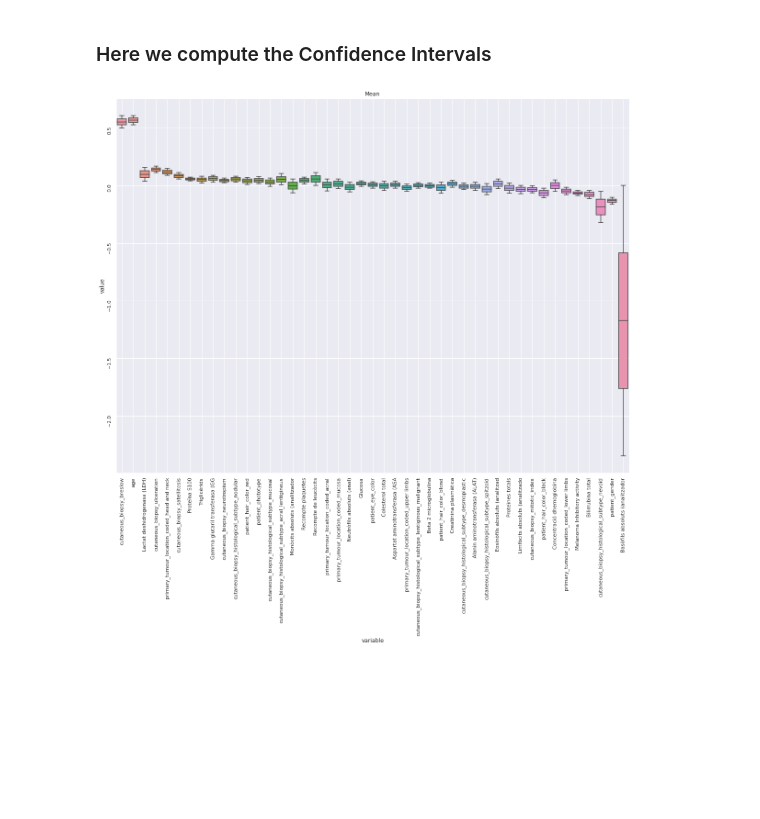
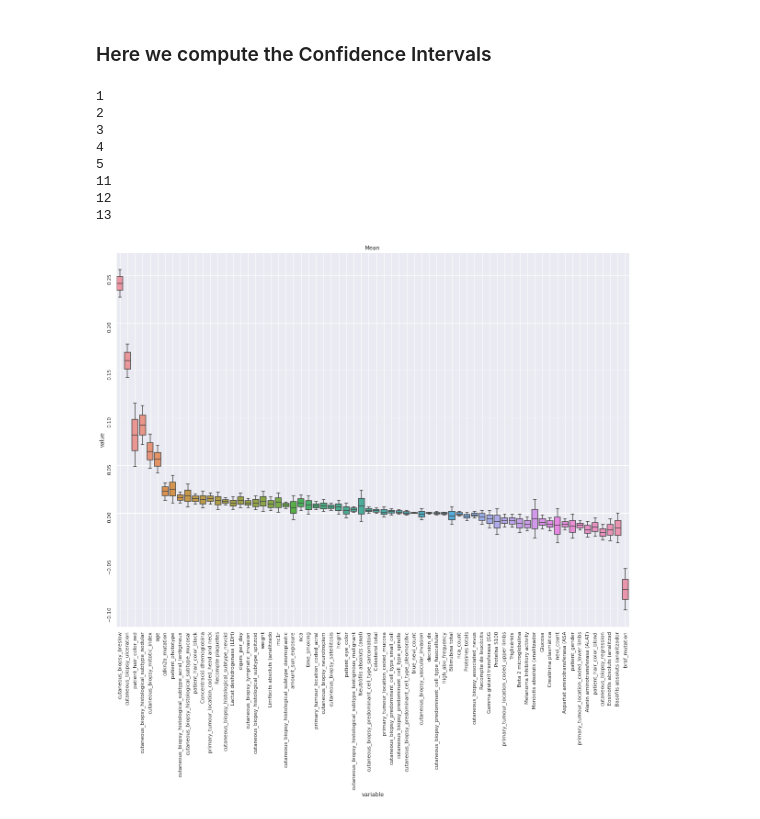
Before and after one commit to imatge-upc/SurvLIME-experiments, a Jupyter notebook: notebooks/verify_xxmm.ipynb, the cells around one changed output. Saved outputs shown, nothing was run; the diff lists cells and outputs as text; code cells hidden in the pictures; blank space fills up the shorter version.

Commit message:
Add prettier plots

```diff
--- a/notebooks/verify_xxmm.ipynb
+++ b/notebooks/verify_xxmm.ipynb
@@ -207,8 +201,8 @@ def create_target(row):
         return -row['duration']
     return row['duration']
 np.random.seed(123456)
-keep_cols = clinical_columns +lab_columns
-settings_file.keep_cols = {'cols' : keep_cols}
+#keep_cols = clinical_columns +lab_columns
+#settings_file.keep_cols = {'cols' : keep_cols}
 
 pipe = sklearn.pipeline.Pipeline(steps=[
     ('TransformToNumeric', TransformToNumeric(**settings_file.transform_to_numeric)),
@@ -225,13 +219,13 @@ pipe = sklearn.pipeline.Pipeline(steps=[
     ('OrdinalEncoder', OrdinalEncoder(**settings_file.ordinal_encoder)),
     ('ComputeAJCC', ComputeAJCC(**settings_file.compute_ajcc)),
     ('tr5', ExponentialTransformer(**settings_file.exponential_transformer)),
+    ('KeepColumns', KeepColumns(**settings_file.keep_cols)),
     ('RenameLabValues', RenameLabValues(**settings_file.rename_lab_values)),
-
-    ('KeepColumns', KeepColumns(**settings_file.keep_cols)),
     ('CustomImputer', CustomImputer(strategy='mean')),
     ('CustomScaler', CustomScaler()),
-   ('CPH', CoxPHSurvivalAnalysis())
- #   ('xgb', RandomSurvivalForest(random_state=42))
+  #  ('EMImputer', ExpectationMaximizationImputer()),
+#  ('CPH', CoxPHSurvivalAnalysis())
+    ('xgb', RandomSurvivalForest(random_state=42))
 #       ('clf', xgb.XGBRegressor(**config_defaults))
     ])
 
@@ -242,8 +236,9 @@ X_val, X_test, y_val, y_test = train_test_split(X_test.copy(), np.zeros(len(X_te
                                                 random_state=0)
 
 y_train_list = get_target(X_train)
-
 y_train_list = Surv.from_dataframe(*y_train_list.columns, y_train_list)
+y_test_list = get_target(X_test)
+y_test_list = Surv.from_dataframe(*y_test_list.columns, y_test_list)
 
 fitted_pipe = pipe.fit(X_train.copy(), y_train_list.copy())
 
@@ -252,10 +256,9 @@ X_train_t = fitted_pipe[:-1].transform(X_train)
 # %%
-from sklearn.metrics.pairwise import euclidean_distances
 model = CoxPHSurvivalAnalysis(alpha=0.0001)
 #model = RandomSurvivalForest()
 model.fit(X_train_t, y_train_list)
 coef = model.coef_
-compt_weights = pd.read_csv(f'/home/carlos.hernandez/PhD/survlime-paper/survLime/computed_weights_csv/exp4/rsf_xxmm_surv_weights.csv')
+compt_weights = pd.read_csv(f'/home/carlos.hernandez/PhD/survlime-paper/survLime/computed_weights_csv/exp4/ss/rsf_xxmm_surv_ss_weights_rand_seed_0.csv')
 model = fitted_pipe[-1]
 dist = euclidean_distances(compt_weights, coef.reshape(1,-1))
 closest = list(dist).index(min(dist))
@@ -273,49 +276,65 @@ compare_survival_times(model, compt_weights.mean(), X_train_t, y_train_list, X_t
 # %%
 from tqdm import tqdm
 
 mean_dfs, max_dfs, min_dfs = [], [], []
-w_path = '/home/carlos.hernandez/PhD/survlime-paper/survLime/computed_weights_csv/exp4/'
-coefficients = coef
+w_path = '/home/carlos.hernandez/PhD/survlime-paper/survLime/computed_weights_csv/exp4/ss/'
+model = CoxPHSurvivalAnalysis(alpha=0.0001)
+#model = RandomSurvivalForest()
+model.fit(X_train_t, y_train_list)
+coefficients = model.coef_
+model = fitted_pipe[-1]
 
 if isinstance(model, CoxPHSurvivalAnalysis):
     model_type='cox'
 else:
     model_type='rsf'
-for i in tqdm(range(100)):
-    compt_weights = pd.read_csv(w_path+f'{model_type}_xxmm_surv_weights_rand_seed_{i}.csv')
+f = 0
+for i in tqdm(range(18)):
+    compt_weights = pd.read_csv(w_path+f'{model_type}_xxmm_surv_ss_weights_rand_seed_{i}.csv')
     compt_weights = compt_weights.dropna(axis=0)
+    try:
+        dist = euclidean_distances(compt_weights, np.array(coefficients).reshape(1,-1))
+        closest = list(dist).index(min(dist))
+        furthest = list(dist).index(max(dist))
 
-    dist = euclidean_distances(compt_weights, np.array(coefficients).reshape(1,-1))
-    closest = list(dist).index(min(dist))
-    furthest = list(dist).index(max(dist))
+        mean_dfs.append(compt_weights.mean())
+        max_dfs.append(compt_weights.iloc[furthest])
+        min_dfs.append(compt_weights.iloc[closest])
 
-    mean_dfs.append(compt_weights.mean())
-    max_dfs.append(compt_weights.iloc[furthest])
-    min_dfs.append(compt_weights.iloc[closest])
-
-    # This will check whether the order of the values are the same. This ensures that the values don't have high variance
-    if i!=0:
-        if (compt_weights.iloc[furthest].sort_values(ascending=False).index == max_dfs[-1].sort_values(ascending=False).index).all():
-            pass
-        else:
-            print(i)
-
+        # This will check whether the order of the values are the same. This ensures that the values don't have high variance
+        if i!=0:
+            if (compt_weights.iloc[furthest].sort_values(ascending=False).index == max_dfs[-1].sort_values(ascending=False).index).all():
+                pass
+            else:
+                print(i)
+    except:
+        print(i)
+        f +=1
 dfs_together_mean= pd.concat(mean_dfs, axis=1).transpose()
 dfs_together_min= pd.concat(min_dfs, axis=1).transpose()
 dfs_together_max= pd.concat(max_dfs, axis=1).transpose()
 
-dfs_together_mean = dfs_together_mean.reindex(dfs_together_mean.iloc[0].sort_values(ascending=False).index, axis=1)
+dfs_together_mean = dfs_together_mean.reindex(dfs_together_mean.mean().sort_values(ascending=False).index, axis=1)
 dfs_together_min = dfs_together_min.reindex(dfs_together_min.iloc[0].sort_values(ascending=False).index, axis=1)
 dfs_together_max = dfs_together_max.reindex(dfs_together_max.iloc[0].sort_values(ascending=False).index, axis=1)
 
 fig, ax= plt.subplots(1,1, figsize=(20,15), sharey=True)
 sns.boxplot(x="variable", y="value", data=pd.melt(dfs_together_mean.quantile(q=[0.05, 0.95], axis=0)), ax=ax)
 ax.set_title('Mean'); ax.tick_params(labelrotation=90); ax.xaxis.grid(True)
 
+plt.savefig('/home/carlos.hernandez/ss_survlime.png', pad_inches=1)
 #sns.boxplot(x="variable", y="value", data=pd.melt(dfs_together_min.quantile(q=[0.05, 0.95], axis=0)), ax=ax[1])
 #ax[1].set_title('Best'); ax[1].tick_params(labelrotation=90); ax[1].xaxis.grid(True)
 
 #sns.boxplot(x="variable", y="value", data=pd.melt(dfs_together_max.quantile(q=[0.05, 0.95], axis=0)), ax=ax[2])
 #ax[2].set_title('Worst'); ax[2].tick_params(labelrotation=90); ax[2].xaxis.grid(True)
 # %% [output]
+1
+2
+3
+4
+5
+11
+12
+13
-[figure, old version]
+[figure, new version]
```
Also changed, not shown: parts of 14 cells of this notebook, 1 other file.
